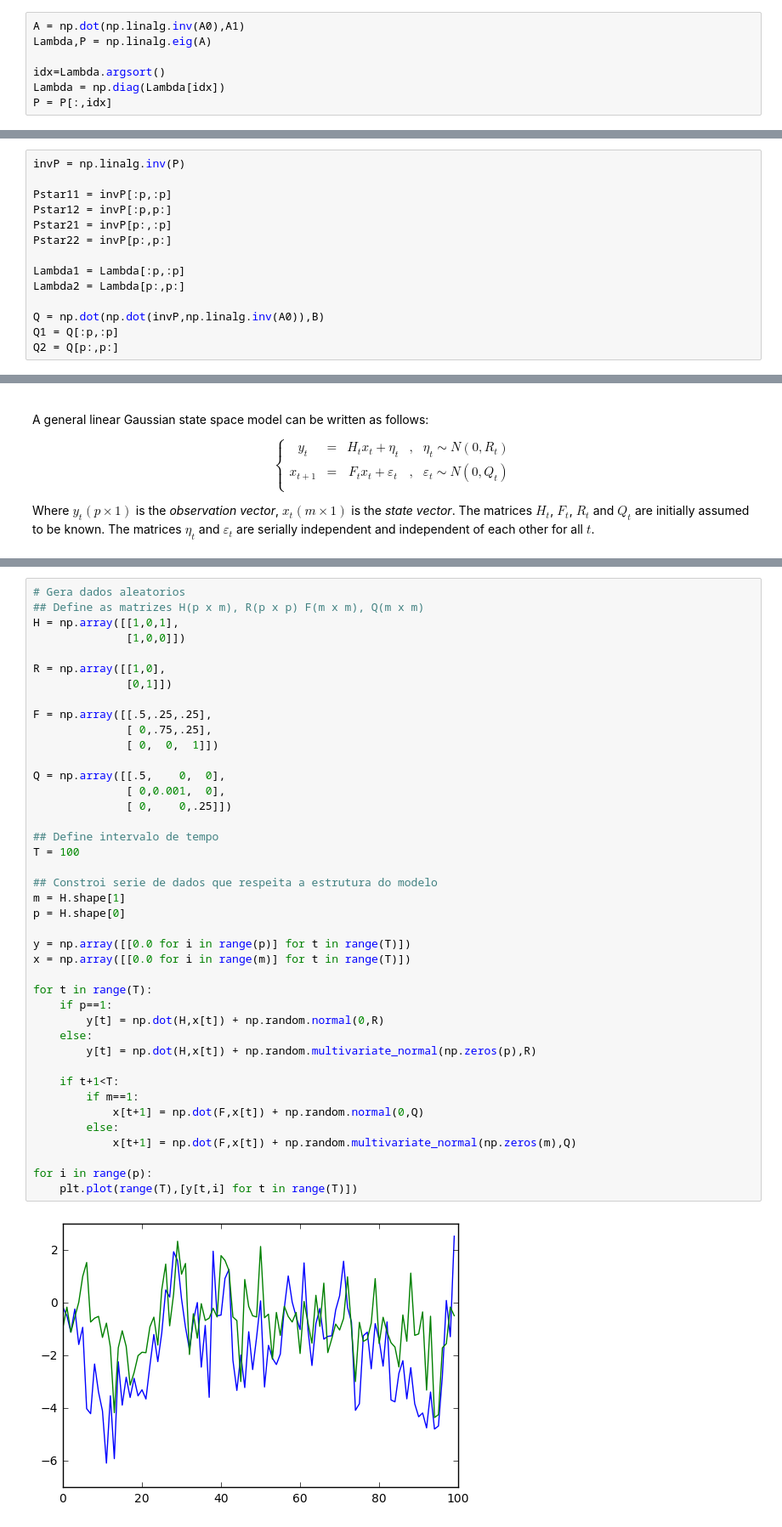
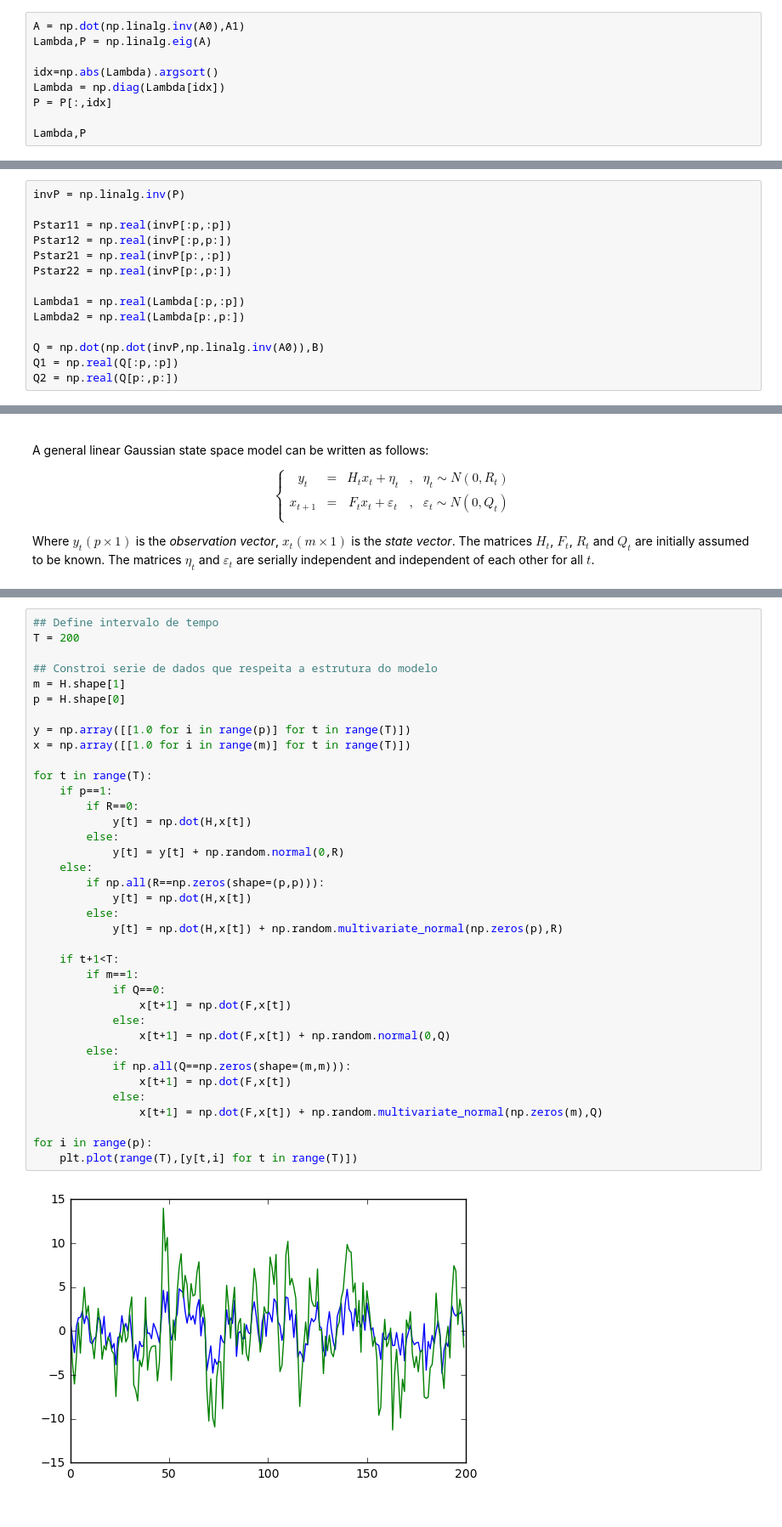
Before and after one commit to bgcampos/BayesianEconometrics, a Jupyter notebook: DSGE.ipynb, the cells around one changed output, grey strips where cells are left out. Shown at 85% size. Saved outputs shown, nothing was run; the diff lists cells and outputs as text.

```diff
--- a/DSGE.ipynb
+++ b/DSGE.ipynb
@@ -188,6 +191,8 @@ It is convenient to sort the eigenvalues in $\Lambda$. The **Blanchard Kahn** co
 A = np.dot(np.linalg.inv(A0),A1)
 Lambda,P = np.linalg.eig(A)
 
-idx=Lambda.argsort()
+idx=np.abs(Lambda).argsort()
 Lambda = np.diag(Lambda[idx])
 P = P[:,idx]
+
+Lambda,P
@@ -240,17 +254,17 @@ Where $Q=P^{-1}A_0^{-1}B$, and $\Lambda$ and $Q$ are split in the same way as $P
 # %%
 invP = np.linalg.inv(P)
 
-Pstar11 = invP[:p,:p]
-Pstar12 = invP[:p,p:]
-Pstar21 = invP[p:,:p]
-Pstar22 = invP[p:,p:]
+Pstar11 = np.real(invP[:p,:p])
+Pstar12 = np.real(invP[:p,p:])
+Pstar21 = np.real(invP[p:,:p])
+Pstar22 = np.real(invP[p:,p:])
 
-Lambda1 = Lambda[:p,:p]
-Lambda2 = Lambda[p:,p:]
+Lambda1 = np.real(Lambda[:p,:p])
+Lambda2 = np.real(Lambda[p:,p:])
 
 Q = np.dot(np.dot(invP,np.linalg.inv(A0)),B)
-Q1 = Q[:p,:p]
-Q2 = Q[p:,p:]
+Q1 = np.real(Q[:p,:p])
+Q2 = np.real(Q[p:,p:])
 # %% [markdown]
 #### State space equations
 
@@ -324,46 +476,42 @@ Where $y_t(p\times 1)$ is the *observation vector*, $x_t(m\times 1)$ is the *sta
 # %%
-# Gera dados aleatorios
-## Define as matrizes H(p x m), R(p x p) F(m x m), Q(m x m)
-H = np.array([[1,0,1],
-              [1,0,0]])
-
-R = np.array([[1,0],
-              [0,1]])
-
-F = np.array([[.5,.25,.25],
-              [ 0,.75,.25],
-              [ 0,  0,  1]])
-
-Q = np.array([[.5,    0,  0],
-              [ 0,0.001,  0],
-              [ 0,    0,.25]])
-
 ## Define intervalo de tempo
-T = 100
+T = 200
 
 ## Constroi serie de dados que respeita a estrutura do modelo
 m = H.shape[1]
 p = H.shape[0]
 
-y = np.array([[0.0 for i in range(p)] for t in range(T)])
-x = np.array([[0.0 for i in range(m)] for t in range(T)])
+y = np.array([[1.0 for i in range(p)] for t in range(T)])
+x = np.array([[1.0 for i in range(m)] for t in range(T)])
 
 for t in range(T):
     if p==1:
-        y[t] = np.dot(H,x[t]) + np.random.normal(0,R)
+        if R==0:
+            y[t] = np.dot(H,x[t])
+        else:
+            y[t] = y[t] + np.random.normal(0,R)
     else:
-        y[t] = np.dot(H,x[t]) + np.random.multivariate_normal(np.zeros(p),R)
+        if np.all(R==np.zeros(shape=(p,p))):
+            y[t] = np.dot(H,x[t])
+        else:
+            y[t] = np.dot(H,x[t]) + np.random.multivariate_normal(np.zeros(p),R)
 
     if t+1<T:
         if m==1:
-            x[t+1] = np.dot(F,x[t]) + np.random.normal(0,Q)
+            if Q==0:
+                x[t+1] = np.dot(F,x[t])
+            else:
+                x[t+1] = np.dot(F,x[t]) + np.random.normal(0,Q)
         else:
-            x[t+1] = np.dot(F,x[t]) + np.random.multivariate_normal(np.zeros(m),Q)
+            if np.all(Q==np.zeros(shape=(m,m))):
+                x[t+1] = np.dot(F,x[t])
+            else:
+                x[t+1] = np.dot(F,x[t]) + np.random.multivariate_normal(np.zeros(m),Q)
 
 for i in range(p):
     plt.plot(range(T),[y[t,i] for t in range(T)])
 # %% [output]
-[figure, old version]
+[figure, new version]
 # %% [markdown]
 #### Implementation
 Let $a_{T|t} \equiv \mathbb{E}(x_T|y_{1:t})$ and $V_{T|t} \equiv \mathbb{V}(x_T|y_{1:t})$. Then:
```
Also changed, not shown: parts of 9 cells of this notebook.
